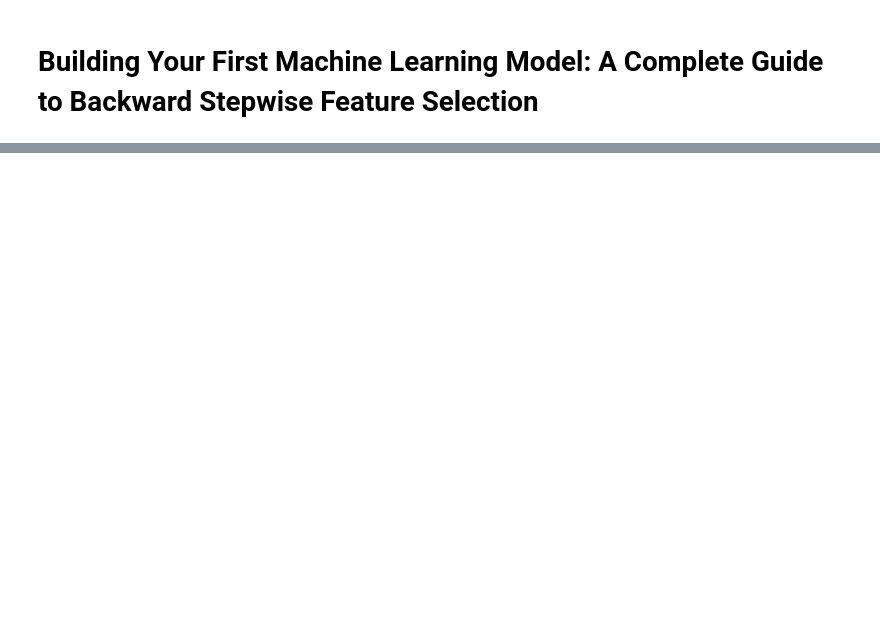
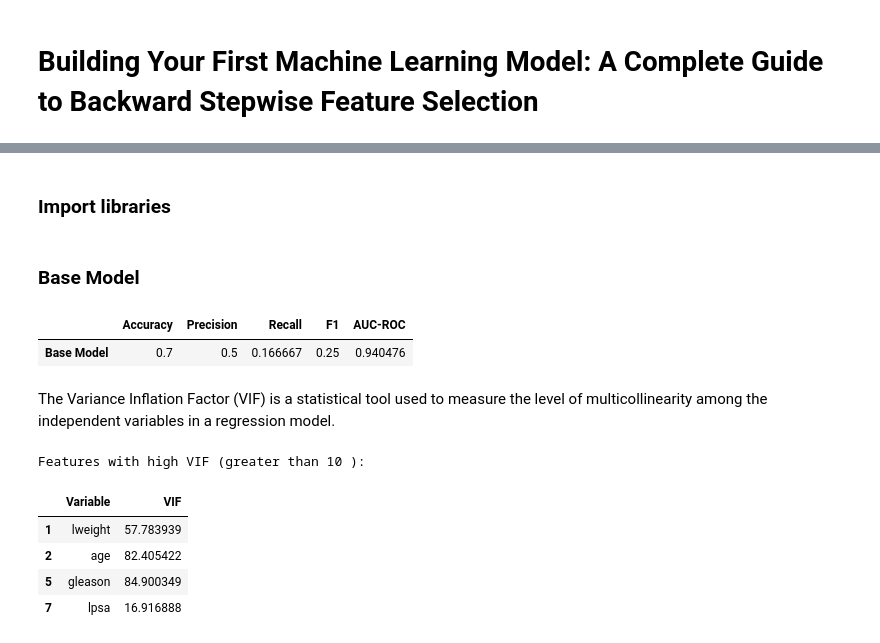
Before and after one commit to jlgeronimoc/ML-Feature-Selection, a Jupyter notebook: src/2_Feature_selection_backward.ipynb, the cells around one changed output, grey strips where cells are left out. Drawn from its saved outputs; the diff is of its cells as text; code cells hidden in the pictures; blank space fills up the shorter version.

```diff
--- a/src/2_Feature_selection_backward.ipynb
+++ b/src/2_Feature_selection_backward.ipynb
@@ -288,3 +301,5 @@ Second case
+# %% [markdown]
+### Import libraries
 # %%
 from sklearn.linear_model import LogisticRegression
 from sklearn.model_selection import train_test_split
@@ -309,0 +311,78 @@ y_pred_prostate = model_LR_no_intercept.predict(X_test_prostate)
+# %% [markdown]
+### Base Model
+# %%
+# Load the prostate dataset
+prostate_data = prostate.load()
+
+# Separate the features (X_prostate) from the target (y_prostate)
+X_prostate = prostate_data.drop(columns=['svi'])
+y_prostate = prostate_data['svi']
+
+# Split the data into training and testing sets
+X_train_prostate, X_test_prostate, y_train_prostate, y_test_prostate = train_test_split(X_prostate, y_prostate, test_size=0.2, random_state=123)
+
+# Initialize the logistic regression model (max_iter=1000 ensures convergence)
+model = LogisticRegression(max_iter=1000)
+
+# Fit the model on the training data
+model.fit(X_train_prostate, y_train_prostate)
+
+# Make predictions on the test set
+y_pred_prostate = model.predict(X_test_prostate)
+
+# Calculate metrics
+accuracy = accuracy_score(y_test_prostate, y_pred_prostate)
+precision = precision_score(y_test_prostate, y_pred_prostate)
+recall = recall_score(y_test_prostate, y_pred_prostate)
+f1 = f1_score(y_test_prostate, y_pred_prostate)
+
+# Calculate the AUC-ROC score
+y_pred_proba_prostate = model.predict_proba(X_test_prostate)[:, 1]
+auc_roc = roc_auc_score(y_test_prostate, y_pred_proba_prostate)
+
+# Create a dictionary with the metrics
+metrics_data = {
+    'Accuracy': [accuracy],
+    'Precision': [precision],
+    'Recall': [recall],
+    'F1': [f1],
+    'AUC-ROC': [auc_roc]
+}
+
+# Convert the dictionary into a pandas DataFrame
+base_metrics_df = pd.DataFrame(metrics_data, index=['Base Model'])
+
+# Display the DataFrame containing the classification metrics for the base model
+display(base_metrics_df)
+# %% [output]
+|  | Accuracy | Precision | Recall | F1 | AUC-ROC |
+| Base Model | 0.7 | 0.5 | 0.166667 | 0.25 | 0.940476 |
+# %% [markdown]
+The Variance Inflation Factor (VIF) is a statistical tool used to measure the level of multicollinearity among the independent variables in a regression model.
+# %%
+# Set a threshold for VIF (commonly 5 or 10)
+vif_threshold = 10
+
+# Calculate VIF for all variables
+VIF_vars = []
+
+for i in range(X_train_prostate.shape[1]):
+    vif = variance_inflation_factor(X_train_prostate.values, i)
+    VIF_vars.append(vif)
+
+# DataFrame with VIF data
+vif_df  = pd.DataFrame({
+    'Variable': X_train_prostate.columns,
+    'VIF': VIF_vars
+})
+important_vif_features = vif_df[vif_df['VIF'] > vif_threshold]
+# Print the important features with high VIF
+print("Features with high VIF (greater than", vif_threshold,"):")
+display(important_vif_features)
+# %% [output]
+Features with high VIF (greater than 10 ):
+|  | Variable | VIF |
+| 1 | lweight | 57.783939 |
+| 2 | age | 82.405422 |
+| 5 | gleason | 84.900349 |
+| 7 | lpsa | 16.916888 |
```
Also changed, not shown: parts of 34 cells of this notebook.
